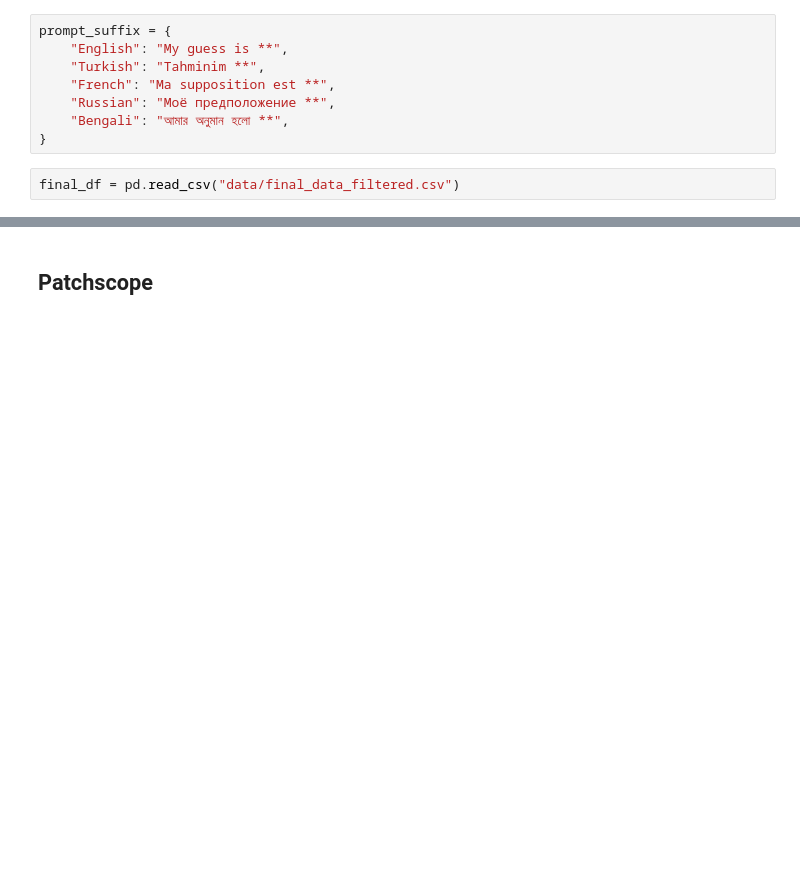
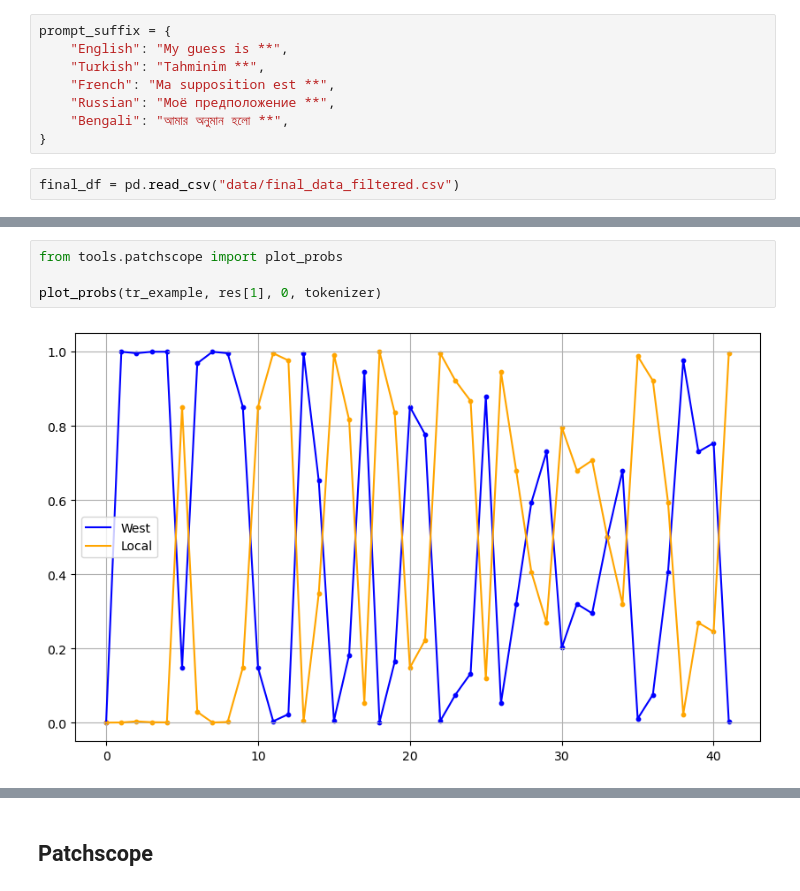
Before and after one commit to BerkeArgin/llm-localization, a Jupyter notebook: contrastive.ipynb, the cells around one changed output, grey strips where cells are left out. Cells and saved outputs as stored; diff of their text form; blank space fills up the shorter version.

```diff
--- a/contrastive.ipynb
+++ b/contrastive.ipynb
@@ -100 +165,7 @@ model_out = collect_residuals(nnmodel, prompt, calculate_probs=True)
+# %%
+from tools.patchscope import plot_probs
+
+plot_probs(tr_example, res[1], 0, tokenizer)
+# %% [output]
+[figure, added]
 # %%
```
Also changed, not shown: parts of 33 cells of this notebook, 2 other files.
